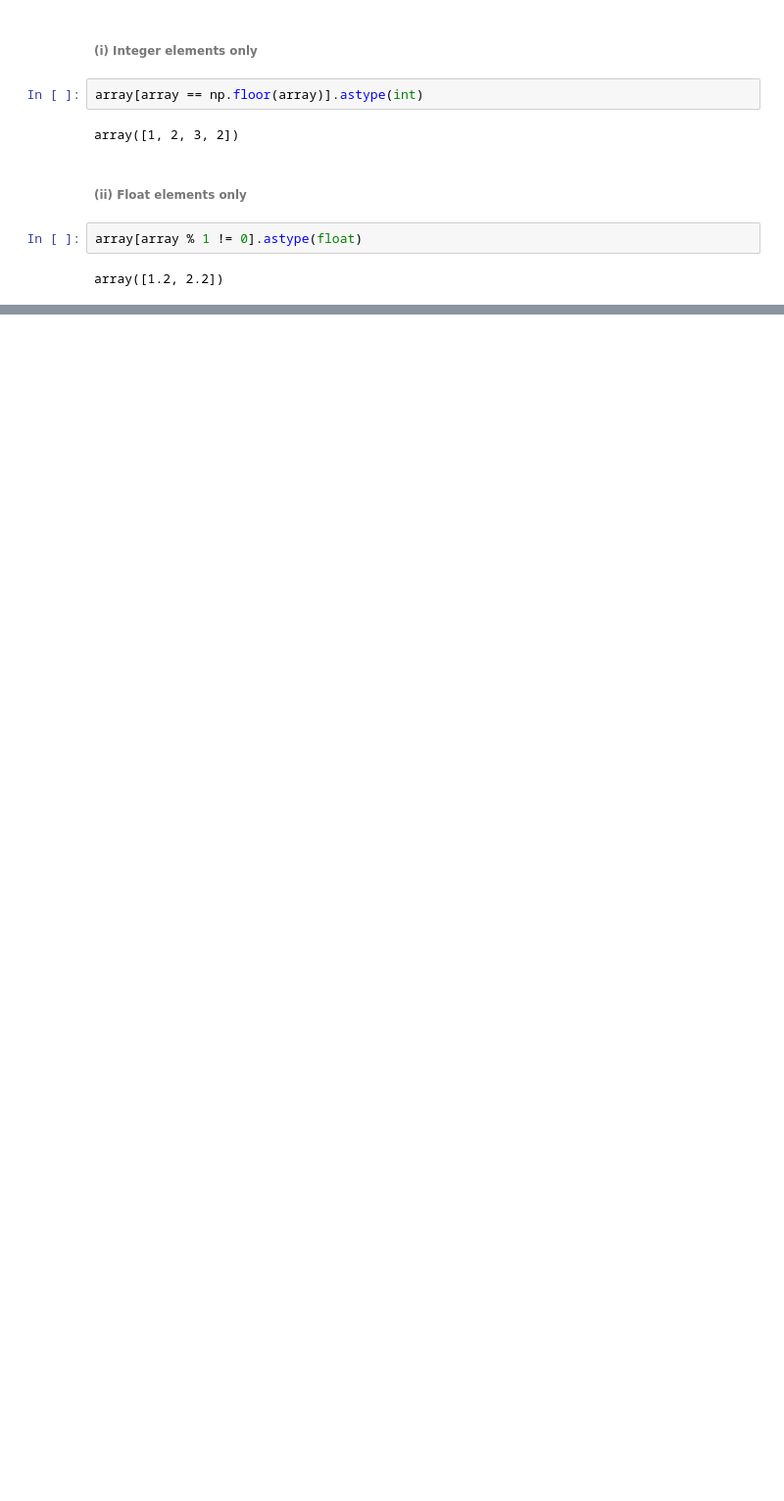
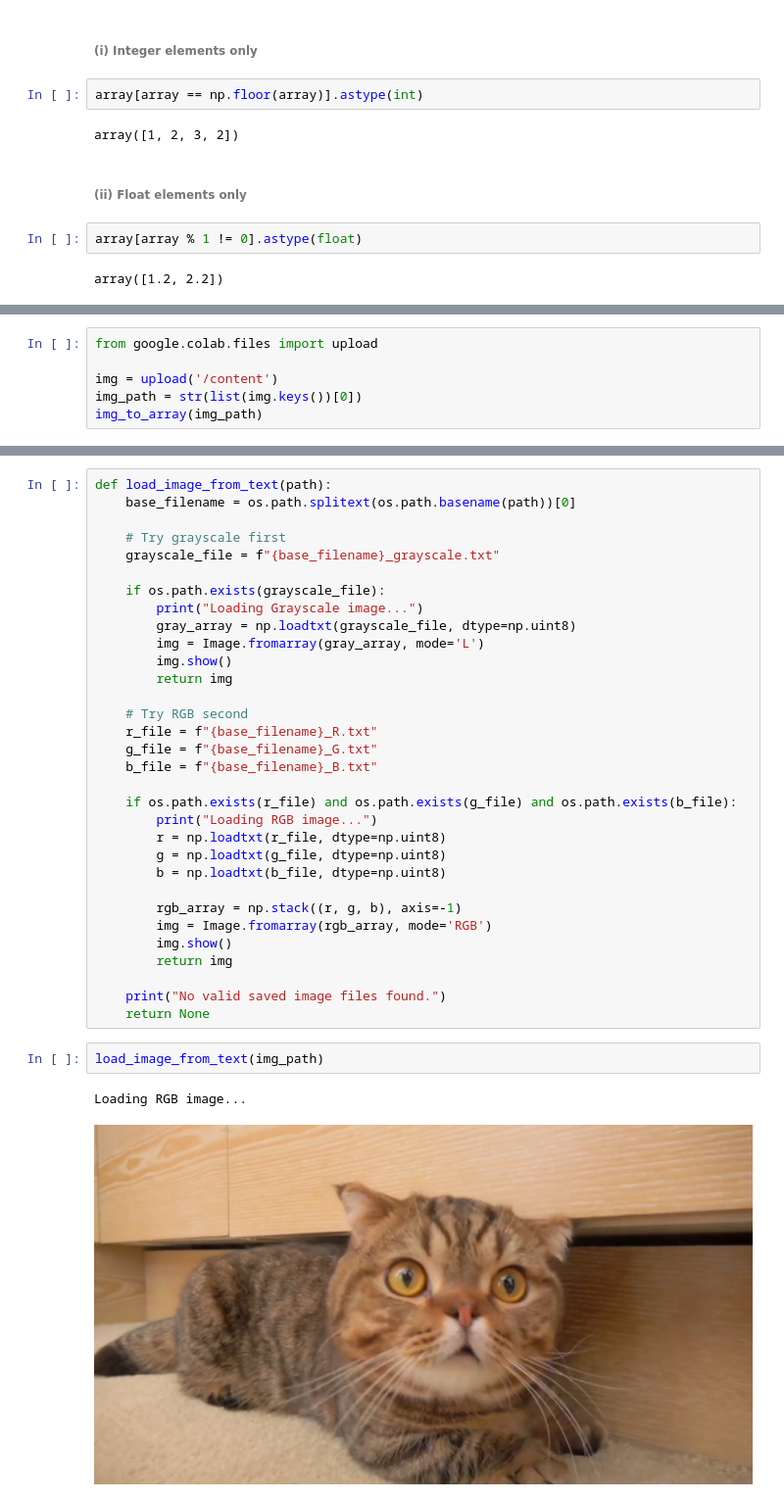
Before and after one commit to ikabrain/UML501-IKANSH-MAHAJAN-102303754-LabAssignments, a Jupyter notebook: ML_assign1.ipynb, the cells around one changed output, grey strips where cells are left out. Shown at 98% size. Saved outputs shown, nothing was run; the diff lists cells and outputs as text; blank space fills up the shorter version.

```diff
--- a/ML_assign1.ipynb
+++ b/ML_assign1.ipynb
@@ -501,0 +533,6 @@ array([1.2, 2.2])
+# %%
+from google.colab.files import upload
+
+img = upload('/content')
+img_path = str(list(img.keys())[0])
+img_to_array(img_path)
@@ -501,0 +545,37 @@ array([1.2, 2.2])
+# %%
+def load_image_from_text(path):
+    base_filename = os.path.splitext(os.path.basename(path))[0]
+
+    # Try grayscale first
+    grayscale_file = f"{base_filename}_grayscale.txt"
+
+    if os.path.exists(grayscale_file):
+        print("Loading Grayscale image...")
+        gray_array = np.loadtxt(grayscale_file, dtype=np.uint8)
+        img = Image.fromarray(gray_array, mode='L')
+        img.show()
+        return img
+
+    # Try RGB second
+    r_file = f"{base_filename}_R.txt"
+    g_file = f"{base_filename}_G.txt"
+    b_file = f"{base_filename}_B.txt"
+
+    if os.path.exists(r_file) and os.path.exists(g_file) and os.path.exists(b_file):
+        print("Loading RGB image...")
+        r = np.loadtxt(r_file, dtype=np.uint8)
+        g = np.loadtxt(g_file, dtype=np.uint8)
+        b = np.loadtxt(b_file, dtype=np.uint8)
+
+        rgb_array = np.stack((r, g, b), axis=-1)
+        img = Image.fromarray(rgb_array, mode='RGB')
+        img.show()
+        return img
+
+    print("No valid saved image files found.")
+    return None
+# %%
+load_image_from_text(img_path)
+# %% [output]
+Loading RGB image...
+[figure, added]
```
Also changed, not shown: parts of 5 cells of this notebook.
